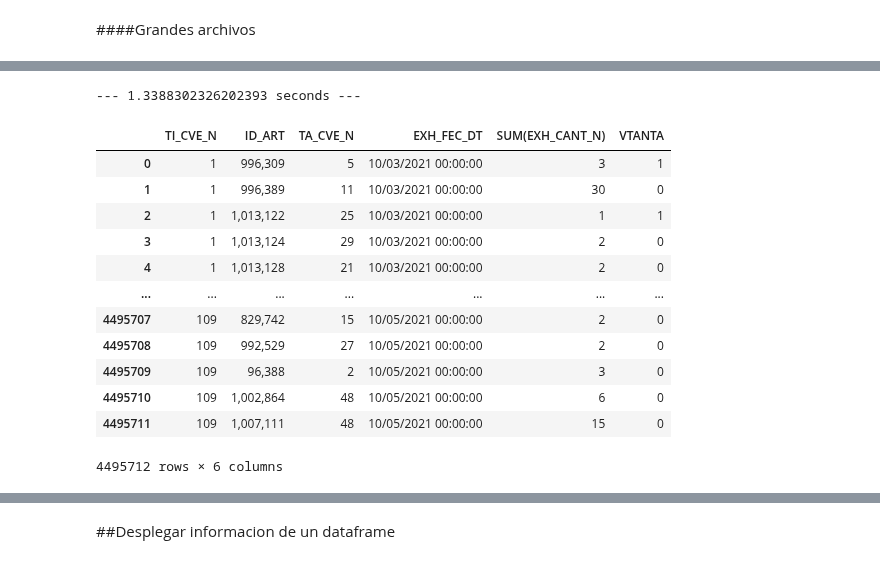
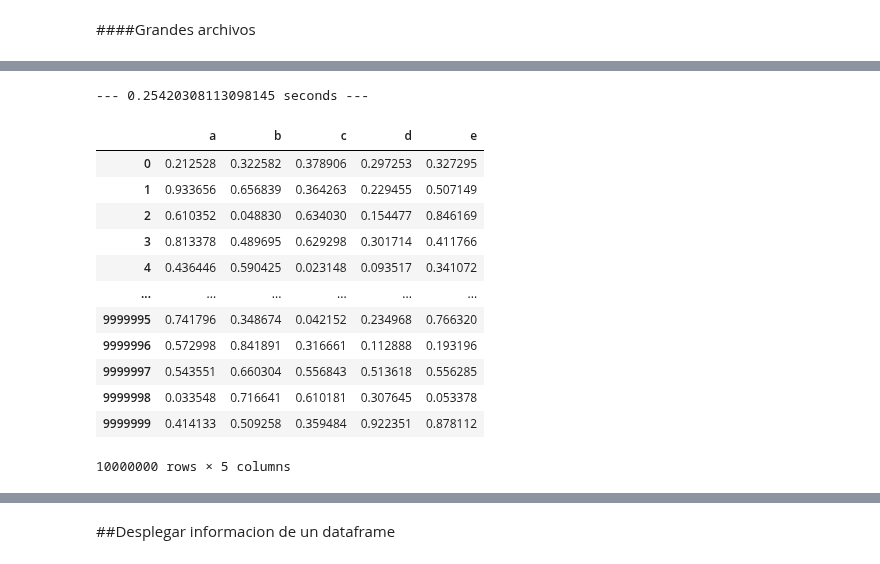
Before and after one commit to jcjimenezb123/ProgramacionPython, a Jupyter notebook: DataFrames.ipynb, the cells around one changed output, grey strips where cells are left out. Drawn from its saved outputs; the diff is of its cells as text; code cells hidden in the pictures.

```diff
--- a/DataFrames.ipynb
+++ b/DataFrames.ipynb
@@ -156,25 +218,22 @@ df
 # %%
-#https://github.com/jcjimenezb123/ProgramacionPython/blob/master/EXISTHYVTAS%203DIAS.rar
-#https://github.com/jcjimenezb123/ProgramacionPython/blob/master/EXISTHYVTAS%203DIAS%20(1).rar
-
 import time
 start_time = time.time()
-df2=pd.read_pickle('EXISTHYVTAS 3DIAS_1.pickle')
+df2=pd.read_pickle('iris.pickle')
 print("--- %s seconds ---" % (time.time() - start_time))
 
 df2
 # %% [output]
---- 1.3388302326202393 seconds ---
+--- 0.25420308113098145 seconds ---
-|  | TI_CVE_N | ID_ART | TA_CVE_N | EXH_FEC_DT | SUM(EXH_CANT_N) | VTANTA |
-| 0 | 1 | 996,309 | 5 | 10/03/2021 00:00:00 | 3 | 1 |
-| 1 | 1 | 996,389 | 11 | 10/03/2021 00:00:00 | 30 | 0 |
-| 2 | 1 | 1,013,122 | 25 | 10/03/2021 00:00:00 | 1 | 1 |
-| 3 | 1 | 1,013,124 | 29 | 10/03/2021 00:00:00 | 2 | 0 |
-| 4 | 1 | 1,013,128 | 21 | 10/03/2021 00:00:00 | 2 | 0 |
-| ... | ... | ... | ... | ... | ... | ... |
-| 4495707 | 109 | 829,742 | 15 | 10/05/2021 00:00:00 | 2 | 0 |
-| 4495708 | 109 | 992,529 | 27 | 10/05/2021 00:00:00 | 2 | 0 |
-| 4495709 | 109 | 96,388 | 2 | 10/05/2021 00:00:00 | 3 | 0 |
-| 4495710 | 109 | 1,002,864 | 48 | 10/05/2021 00:00:00 | 6 | 0 |
-| 4495711 | 109 | 1,007,111 | 48 | 10/05/2021 00:00:00 | 15 | 0 |
+|  | a | b | c | d | e |
+| 0 | 0.212528 | 0.322582 | 0.378906 | 0.297253 | 0.327295 |
+| 1 | 0.933656 | 0.656839 | 0.364263 | 0.229455 | 0.507149 |
+| 2 | 0.610352 | 0.048830 | 0.634030 | 0.154477 | 0.846169 |
+| 3 | 0.813378 | 0.489695 | 0.629298 | 0.301714 | 0.411766 |
+| 4 | 0.436446 | 0.590425 | 0.023148 | 0.093517 | 0.341072 |
+| ... | ... | ... | ... | ... | ... |
+| 9999995 | 0.741796 | 0.348674 | 0.042152 | 0.234968 | 0.766320 |
+| 9999996 | 0.572998 | 0.841891 | 0.316661 | 0.112888 | 0.193196 |
+| 9999997 | 0.543551 | 0.660304 | 0.556843 | 0.513618 | 0.556285 |
+| 9999998 | 0.033548 | 0.716641 | 0.610181 | 0.307645 | 0.053378 |
+| 9999999 | 0.414133 | 0.509258 | 0.359484 | 0.922351 | 0.878112 |
-4495712 rows × 6 columns
+10000000 rows × 5 columns
```
Also changed, not shown: parts of 19 cells of this notebook.
